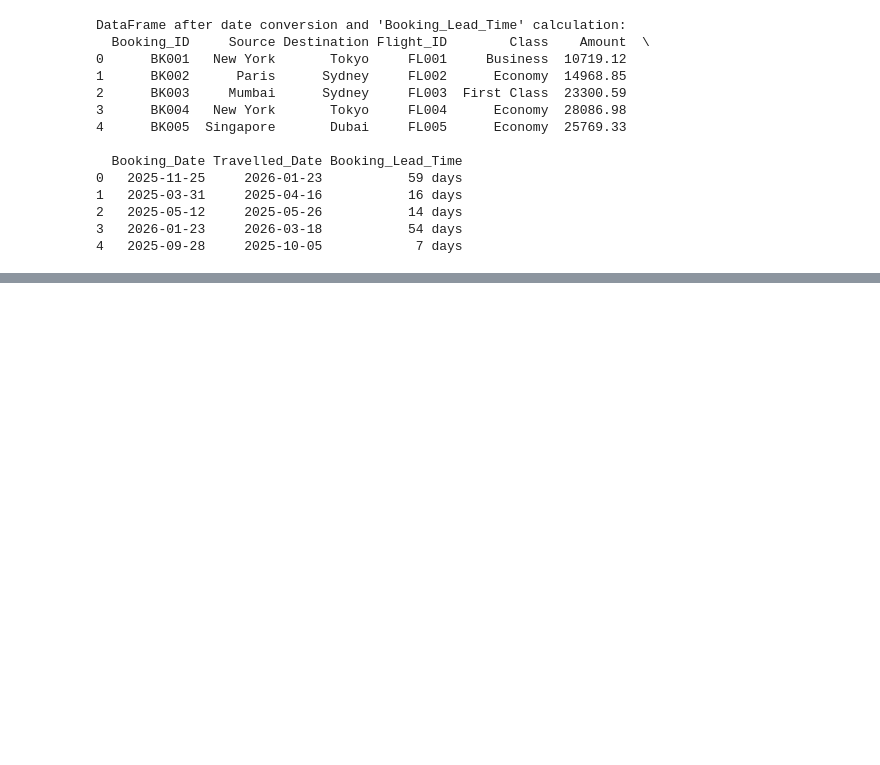
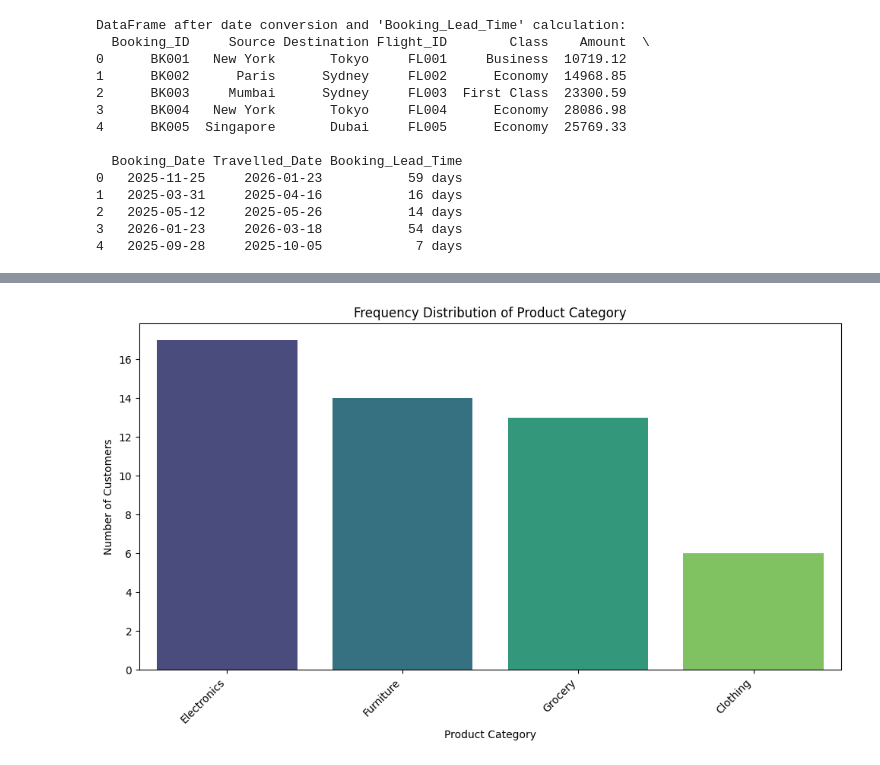
Before and after one commit to saimedhas/DV-lab-tasks, a Jupyter notebook: Copy_of_Welcome_To_Colab.ipynb, the cells around one changed output, grey strips where cells are left out. Saved outputs shown, nothing was run; the diff lists cells and outputs as text; code cells hidden in the pictures; blank space fills up the shorter version.

```diff
--- a/Copy_of_Welcome_To_Colab.ipynb
+++ b/Copy_of_Welcome_To_Colab.ipynb
@@ -407,0 +452,18 @@ DataFrame after date conversion and 'Booking_Lead_Time' calculation:
+# %%
+import matplotlib.pyplot as plt
+import seaborn as sns
+
+# Calculate the value counts for 'Product_Category'
+product_category_counts = df_customers['Product_Category'].value_counts()
+
+# Create a bar chart
+plt.figure(figsize=(10, 6))
+sns.barplot(x=product_category_counts.index, y=product_category_counts.values, hue=product_category_counts.index, palette='viridis', legend=False)
+plt.title('Frequency Distribution of Product Category')
+plt.xlabel('Product Category')
+plt.ylabel('Number of Customers')
+plt.xticks(rotation=45, ha='right')
+plt.tight_layout()
+plt.show()
+# %% [output]
+[figure, added]
```
Also changed, not shown: parts of 22 cells of this notebook.
